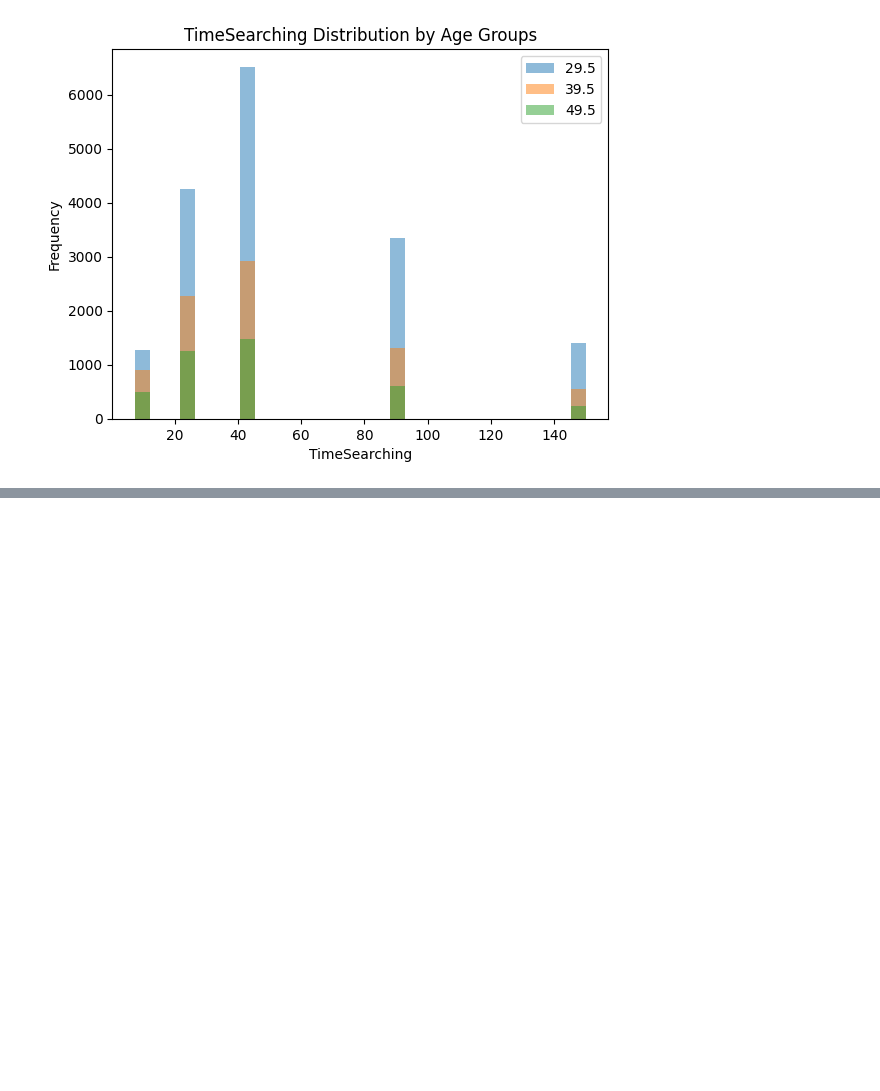
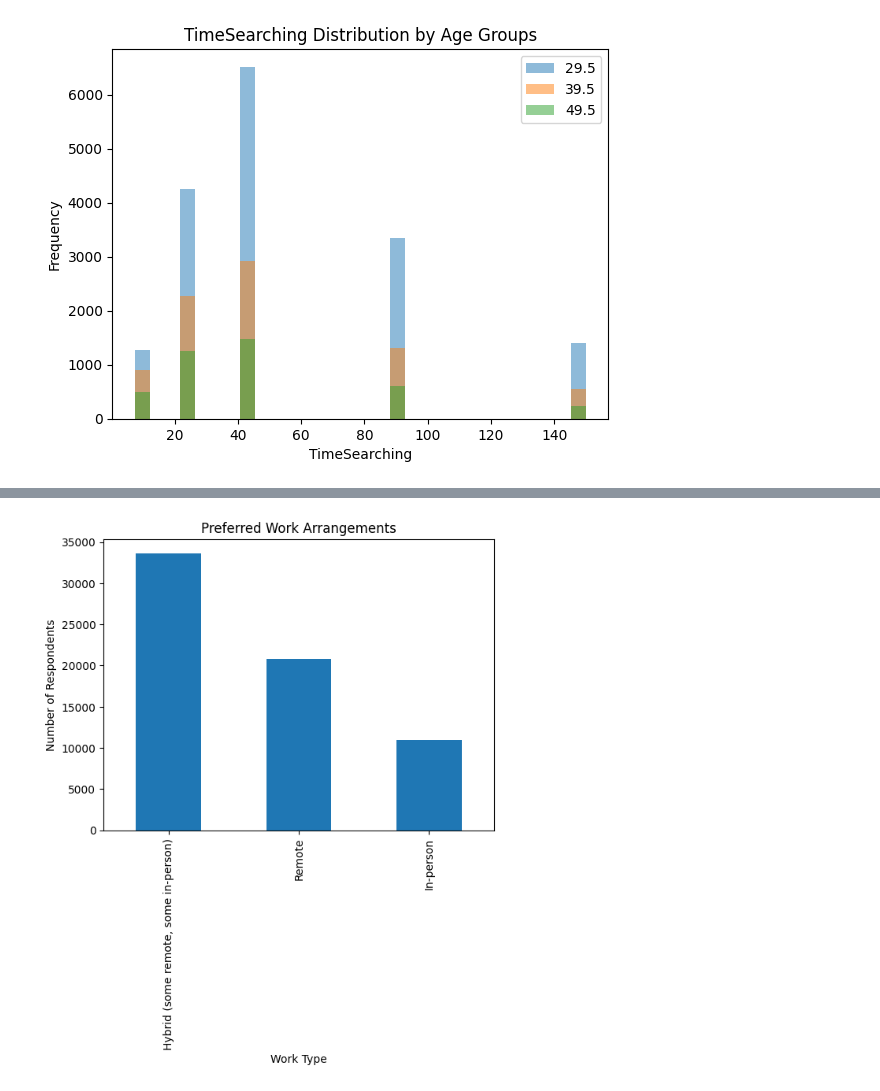
Before and after one commit to dev-evelin/ibm-data-analyst-capstone, a Jupyter notebook: notebooks/04_Data_Visualization.ipynb, the cells around one changed output, grey strips where cells are left out. Cells and saved outputs as stored; diff of their text form; code cells hidden in the pictures; blank space fills up the shorter version.

```diff
--- a/notebooks/04_Data_Visualization.ipynb
+++ b/notebooks/04_Data_Visualization.ipynb
@@ -439,0 +455,14 @@ array([nan, '30-60 minutes a day', '60-120 minutes a day',
+# %%
+#Distribution of preferred work arrangements (RemoteWork)
+df["RemoteWork"].head()
+df["RemoteWork"].unique()
+
+df["RemoteWork"].value_counts().plot(kind="bar")
+
+plt.title("Preferred Work Arrangements")
+plt.xlabel("Work Type")
+plt.ylabel("Number of Respondents")
+
+plt.show()
+# %% [output]
+[figure, added]
```
Also changed, not shown: parts of 6 cells of this notebook.
